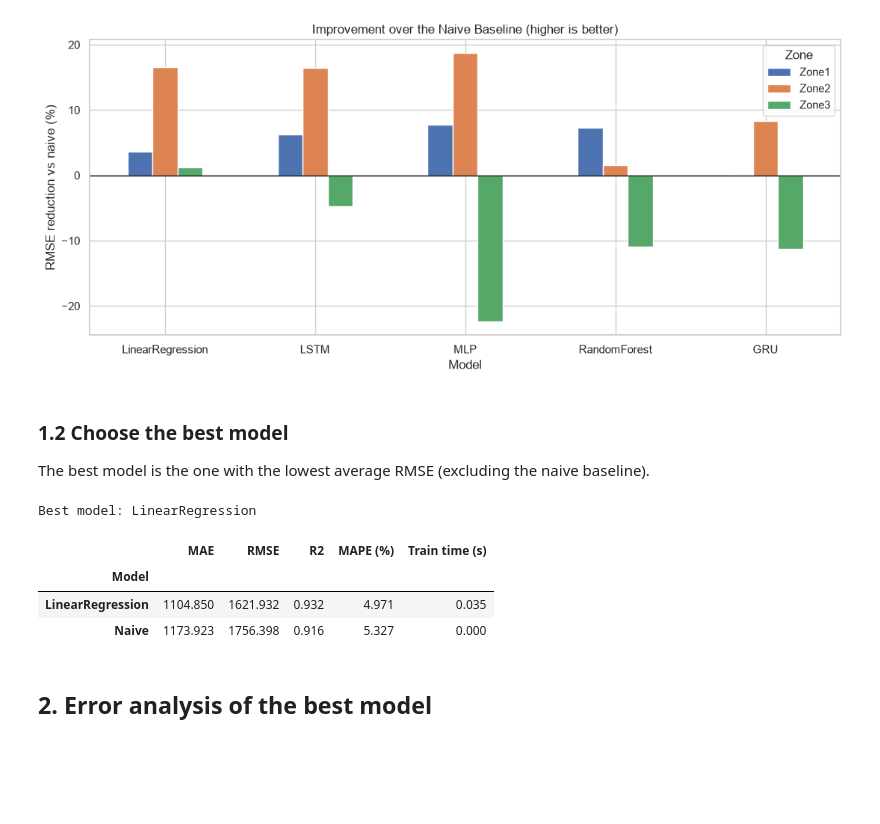
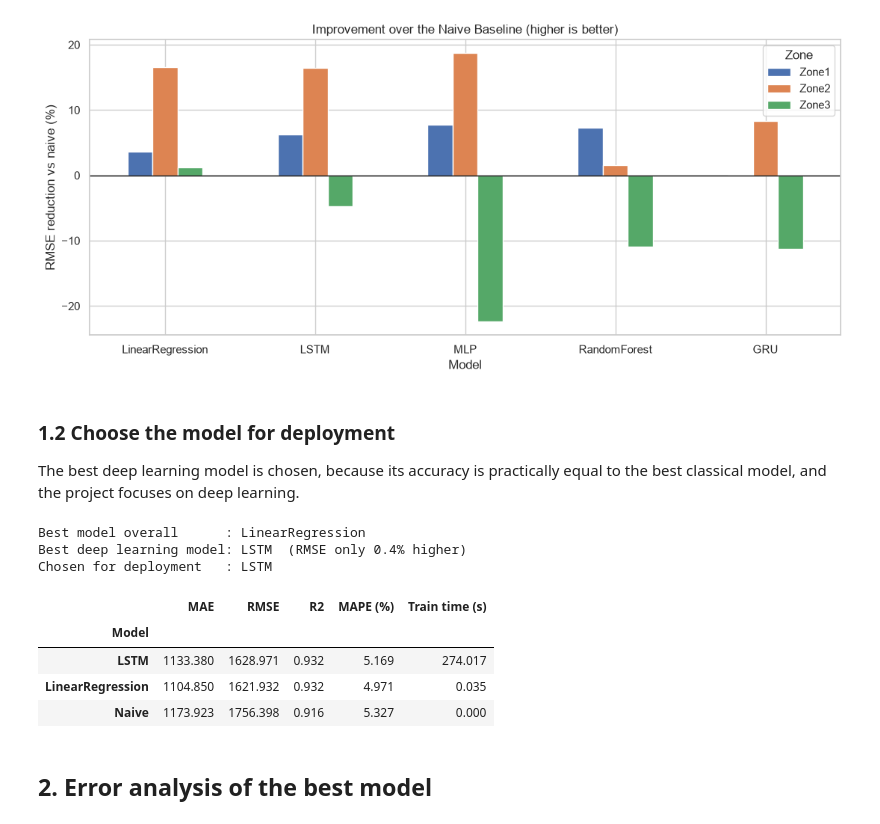
Before and after one commit to olsash/tetouan-power-consumption-dl, a Jupyter notebook: notebooks/04_evaluation.ipynb, the cells around one changed output. Cells and saved outputs as stored; diff of their text form; code cells hidden in the pictures; blank space fills up the shorter version.

```diff
--- a/notebooks/04_evaluation.ipynb
+++ b/notebooks/04_evaluation.ipynb
@@ -78,16 +78,27 @@ plt.tight_layout(); plt.savefig(f"{FIG_DIR}/16_improvement_vs_naive.png", dpi=15
 # %% [output]
 [figure]
 # %% [markdown]
-### 1.2 Choose the best model
-The best model is the one with the lowest average RMSE (excluding the naive baseline).
+### 1.2 Choose the model for deployment
+The best deep learning model is chosen, because its accuracy is practically equal to the best
+classical model, and the project focuses on deep learning.
 # %%
-BEST = summary.drop("Naive").index[0]
-print("Best model:", BEST)
-summary.loc[[BEST, "Naive"]]
+DL_MODELS = ["MLP", "LSTM", "GRU"]
+
+best_overall = summary.drop("Naive").index[0]
+BEST = summary.loc[DL_MODELS].sort_values("RMSE").index[0]
+gap = (summary.loc[BEST, "RMSE"] / summary.loc[best_overall, "RMSE"] - 1) * 100
+
+print(f"Best model overall      : {best_overall}")
+print(f"Best deep learning model: {BEST}  (RMSE only {gap:.1f}% higher)")
+print(f"Chosen for deployment   : {BEST}")
+summary.loc[[BEST, best_overall, "Naive"]]
 # %% [output]
-Best model: LinearRegression
+Best model overall      : LinearRegression
+Best deep learning model: LSTM  (RMSE only 0.4% higher)
+Chosen for deployment   : LSTM
 |  | MAE | RMSE | R2 | MAPE (%) | Train time (s) |
 | Model |  |  |  |  |  |
+| LSTM | 1133.380 | 1628.971 | 0.932 | 5.169 | 274.017 |
 | LinearRegression | 1104.850 | 1621.932 | 0.932 | 4.971 | 0.035 |
 | Naive | 1173.923 | 1756.398 | 0.916 | 5.327 | 0.000 |
 # %% [markdown]
```
Also changed, not shown: parts of 7 cells of this notebook, 5 other files.
